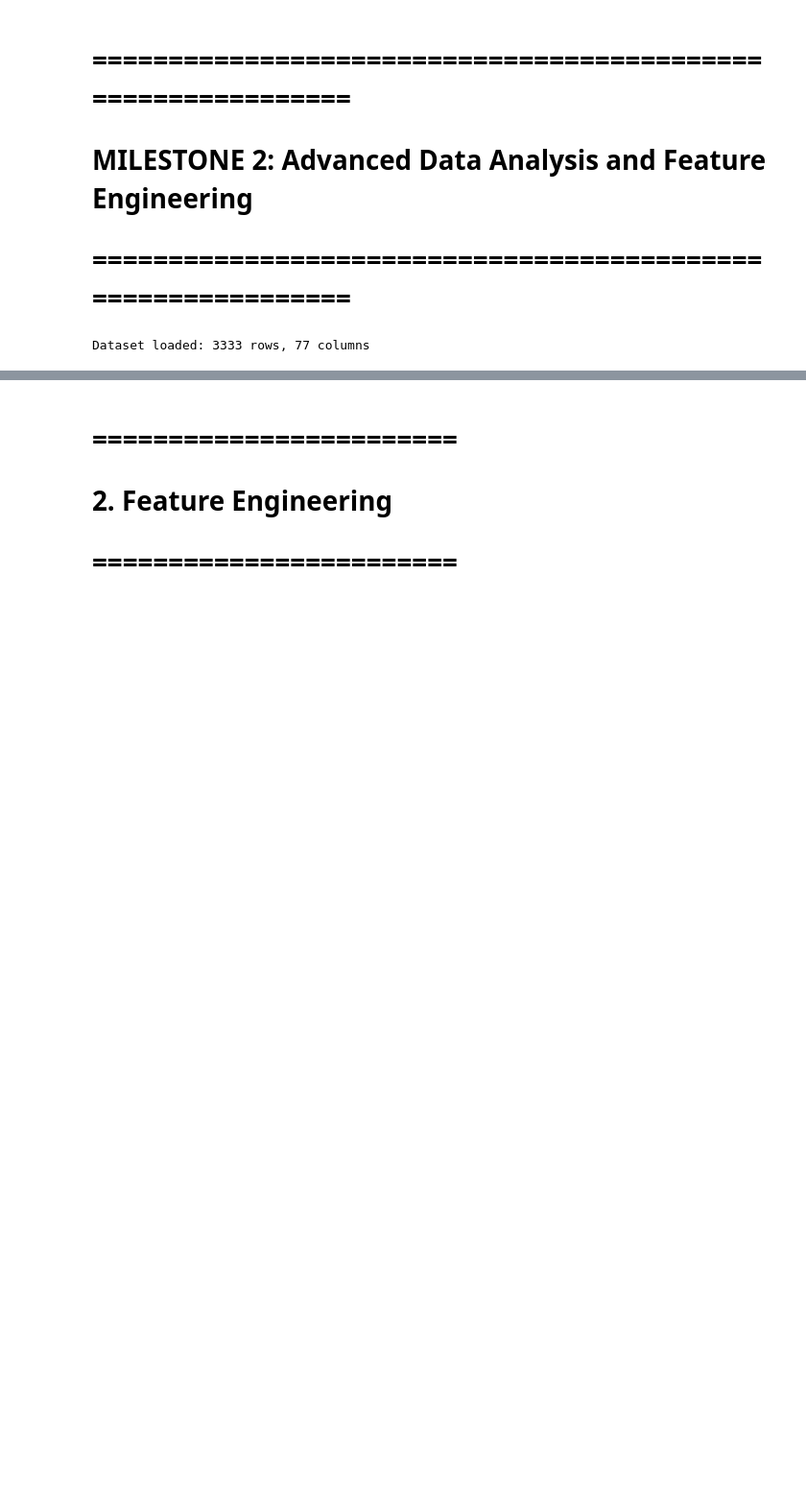
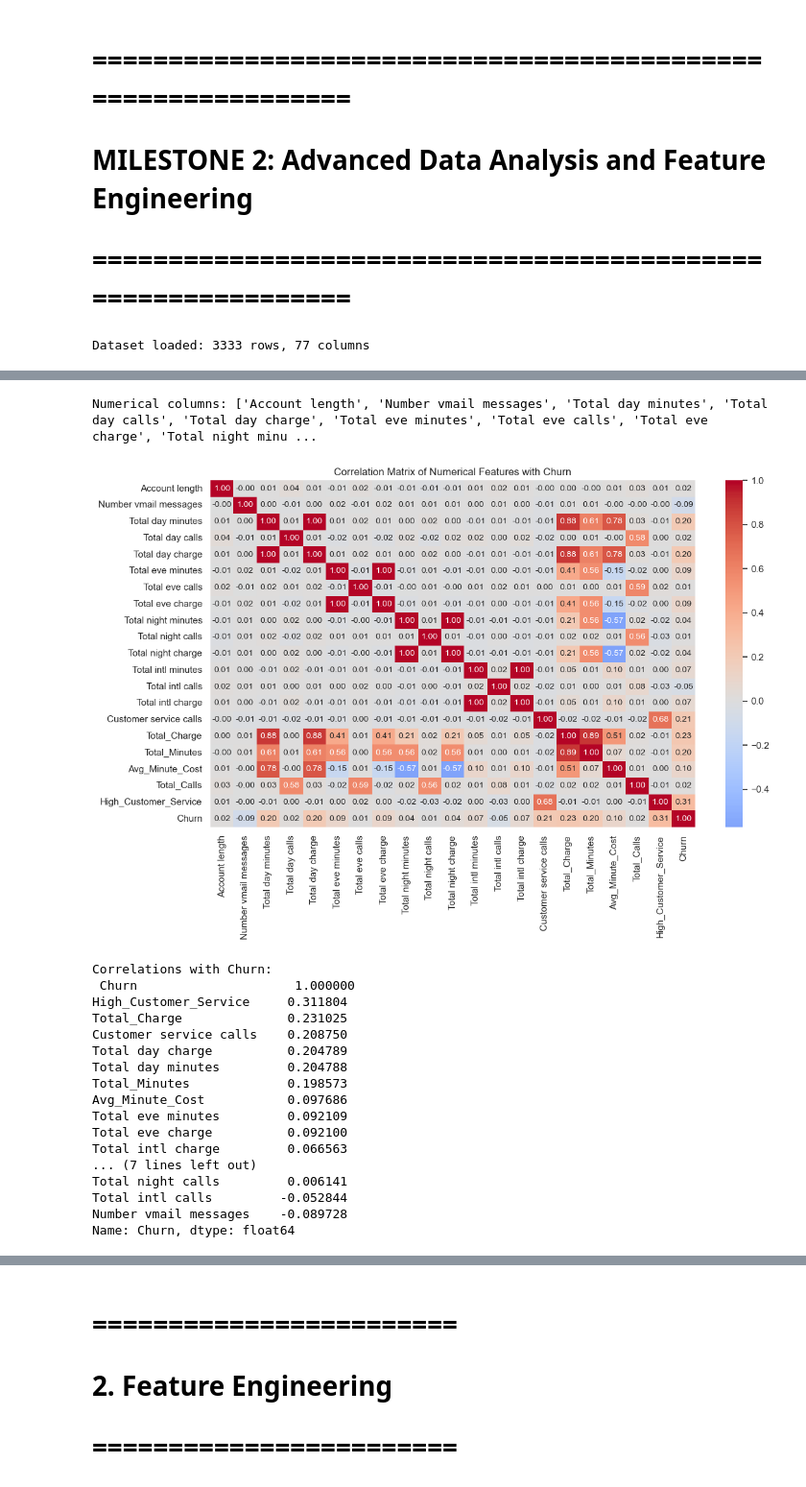
Before and after one commit to Reemsoliiman/customer-churn-prediction-analysis, a Jupyter notebook: notebooks/02_feature_engineering.ipynb, the cells around one changed output, grey strips where cells are left out. Shown at 96% size. Saved outputs shown, nothing was run; the diff lists cells and outputs as text; code cells hidden in the pictures; blank space fills up the shorter version.

```diff
--- a/notebooks/02_feature_engineering.ipynb
+++ b/notebooks/02_feature_engineering.ipynb
@@ -515,0 +155,37 @@ Feature Selection Summary:
+# %%
+numeric_cols = df.select_dtypes(include=[np.number]).columns.drop('Churn').tolist()
+print("Numerical columns:", numeric_cols)
+# %% [output]
+Numerical columns: ['Account length', 'Number vmail messages', 'Total day minutes', 'Total day calls', 'Total day charge', 'Total eve minutes', 'Total eve calls', 'Total eve charge', 'Total night minu ...
+# %%
+correlation_matrix = df[numeric_cols + ['Churn']].corr()
+
+# Plot heatmap
+plt.figure(figsize=(12, 8))
+sns.heatmap(correlation_matrix, annot=True, cmap='coolwarm', center=0, fmt='.2f', annot_kws={"size": 10})
+plt.title('Correlation Matrix of Numerical Features with Churn')
+plt.tight_layout()
+plt.show()
+
+# Display correlations with Churn
+churn_correlations = correlation_matrix['Churn'].sort_values(ascending=False)
+print("Correlations with Churn:\n", churn_correlations)
+# %% [output]
+[figure, added]
+Correlations with Churn:
+ Churn                     1.000000
+High_Customer_Service     0.311804
+Total_Charge              0.231025
+Customer service calls    0.208750
+Total day charge          0.204789
+Total day minutes         0.204788
+Total_Minutes             0.198573
+Avg_Minute_Cost           0.097686
+Total eve minutes         0.092109
+Total eve charge          0.092100
+Total intl charge         0.066563
+... (7 lines left out)
+Total night calls         0.006141
+Total intl calls         -0.052844
+Number vmail messages    -0.089728
+Name: Churn, dtype: float64
```
Also changed, not shown: parts of 33 cells of this notebook, 15 other files.
